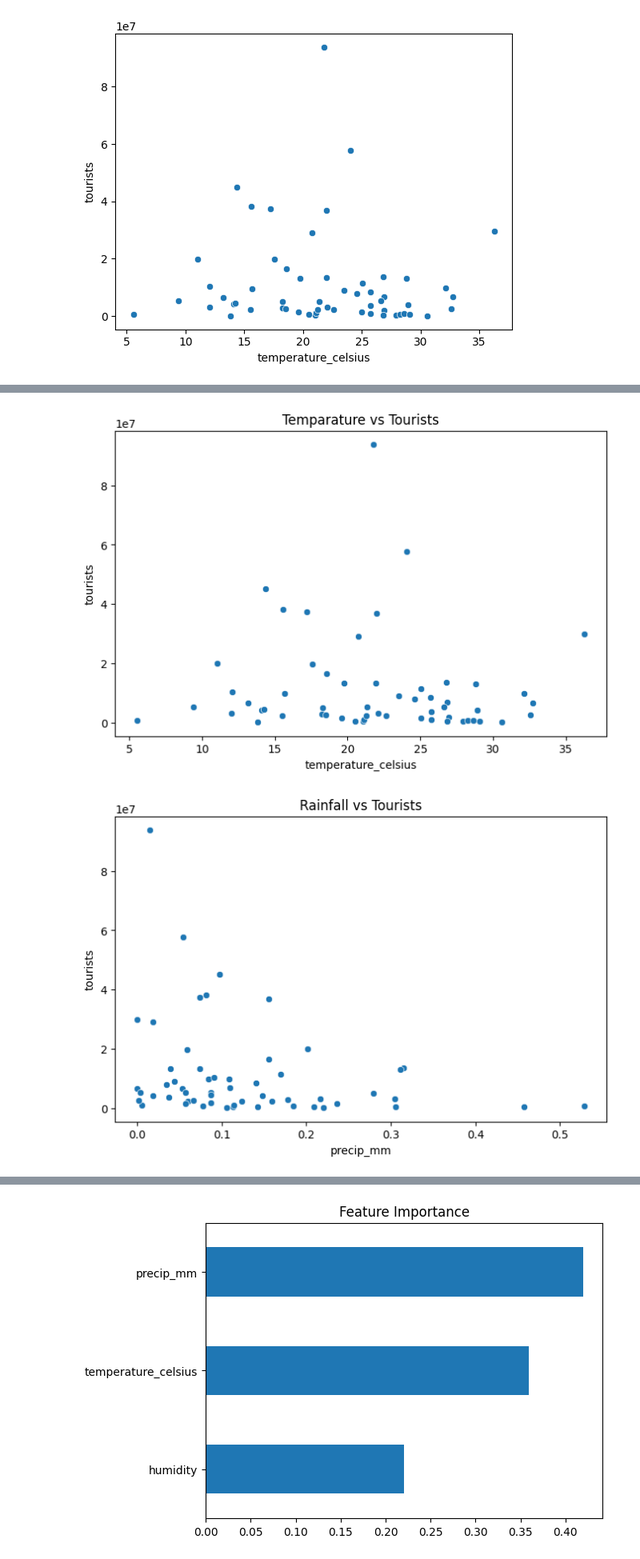
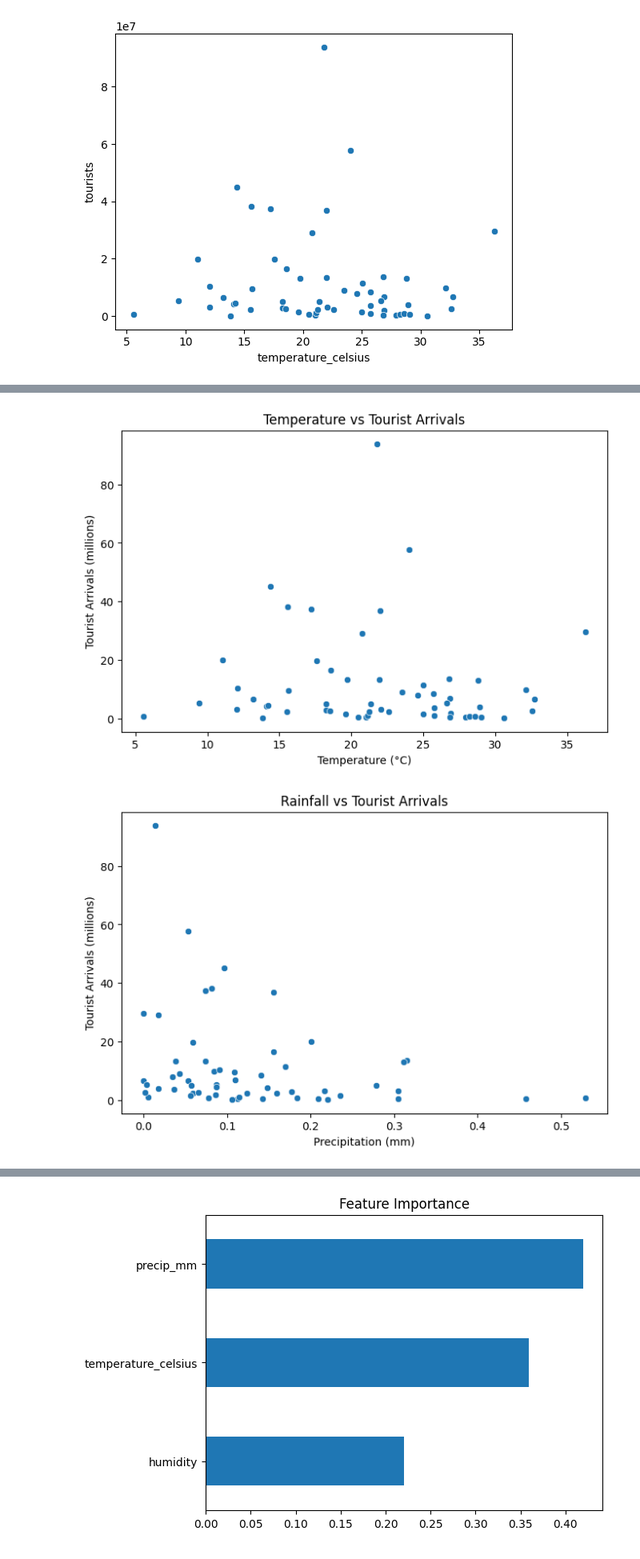
Before and after one commit to 2005yoheiUBC/tourist-demand-prediction, a Jupyter notebook: notebooks/travel_analysis.ipynb, the cells around one changed output, grey strips where cells are left out. Shown at 80% size. Cells and saved outputs as stored; diff of their text form; code cells hidden in the pictures.

```diff
--- a/notebooks/travel_analysis.ipynb
+++ b/notebooks/travel_analysis.ipynb
@@ -228,17 +238,19 @@ plt.show()
 # %%
-#Tourism vs Temp
-plt.figure(figsize = (8,5))
-sns.scatterplot(data = df, x = "temperature_celsius", y = "tourists")
-plt.title("Temparature vs Tourists")
+plt.figure(figsize=(8, 5))
+sns.scatterplot(data=df, x="temperature_celsius", y=df["tourists"] / 1e6)
+plt.title("Temperature vs Tourist Arrivals")
+plt.xlabel("Temperature (°C)")
+plt.ylabel("Tourist Arrivals (millions)")
 plt.show()
 # %% [output]
-[figure, old version]
+[figure, new version]
 # %%
-#toursium vs rainfall(precipitation)
-plt.figure(figsize = (8,5))
-sns.scatterplot(data = df, x = "precip_mm", y = "tourists")
-plt.title("Rainfall vs Tourists")
+plt.figure(figsize=(8, 5))
+sns.scatterplot(data=df, x="precip_mm", y=df["tourists"] / 1e6)
+plt.title("Rainfall vs Tourist Arrivals")
+plt.xlabel("Precipitation (mm)")
+plt.ylabel("Tourist Arrivals (millions)")
 plt.show()
 # %% [output]
-[figure, old version]
+[figure, new version]
 # %%
```
Also changed, not shown: parts of 19 cells of this notebook.
